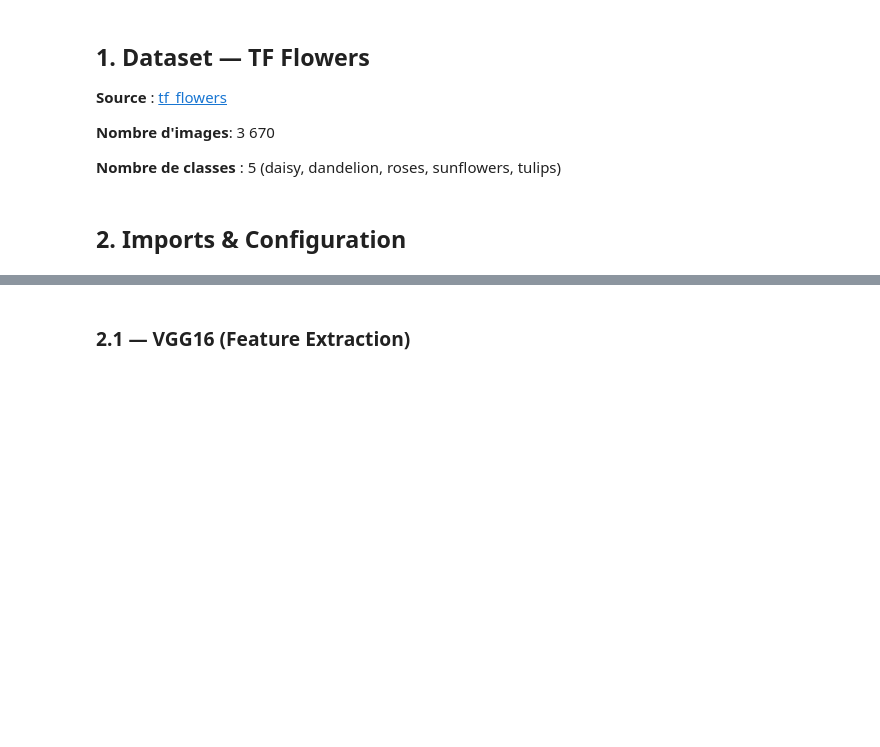
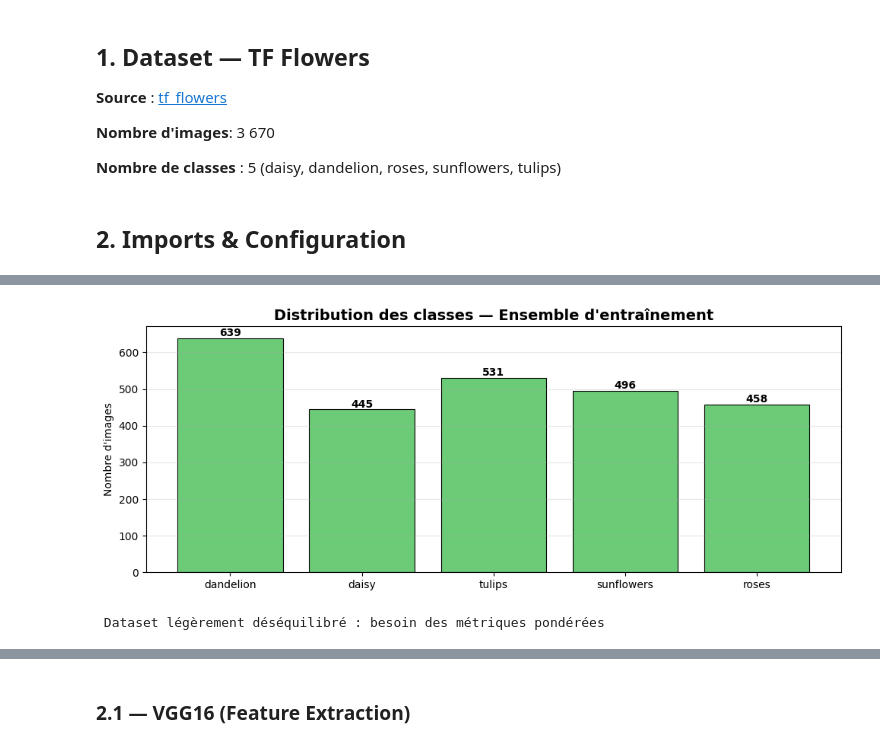
Before and after one commit to aitoufkir-khadija2004/Transfer-Learning---tf_flowers, a Jupyter notebook: Transfer_Learning_Fixed.ipynb, the cells around one changed output, grey strips where cells are left out. Saved outputs shown, nothing was run; the diff lists cells and outputs as text; code cells hidden in the pictures; blank space fills up the shorter version.

```diff
--- a/Transfer_Learning_Fixed.ipynb
+++ b/Transfer_Learning_Fixed.ipynb
@@ -74,18 +84,21 @@ print(f"Train / Val / Test : {int(TOTAL_IMAGES*0.70)} / {int(TOTAL_IMAGES*0.15)}
 # %%
-# ── Distribution des classes ────────────────────────────────────────────────
+#  Distribution des classes
 labels_list = [label.numpy() for _, label in train_raw]
 unique, counts = np.unique(labels_list, return_counts=True)
 
 plt.figure(figsize=(10, 4))
-bars = plt.bar(CLASS_NAMES, counts, color=['#FF6B6B','#FFD93D','#6BCB77','#4D96FF','#C77DFF'],
+bars = plt.bar(CLASS_NAMES, counts, color=['#6BCB77'],
                edgecolor='black', linewidth=0.8)
 plt.title('Distribution des classes — Ensemble d\'entraînement', fontsize=14, fontweight='bold')
 plt.ylabel('Nombre d\'images')
 for bar, count in zip(bars, counts):
     plt.text(bar.get_x() + bar.get_width()/2., bar.get_height() + 5,
              str(count), ha='center', fontweight='bold')
 plt.grid(axis='y', alpha=0.3)
 plt.tight_layout()
 plt.show()
-print("→ Dataset légèrement déséquilibré — nous utiliserons des métriques pondérées (weighted F1)")
+print(" Dataset légèrement déséquilibré : besoin des métriques pondérées ")
+# %% [output]
+[figure, added]
+ Dataset légèrement déséquilibré : besoin des métriques pondérées
 # %%
```
Also changed, not shown: parts of 20 cells of this notebook.
